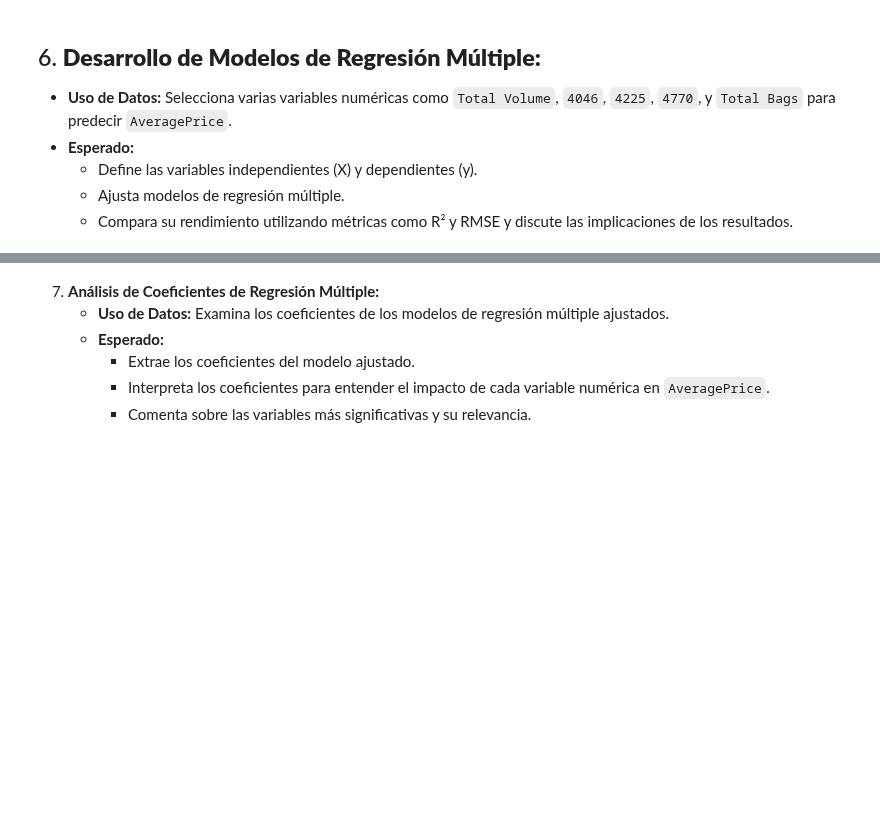
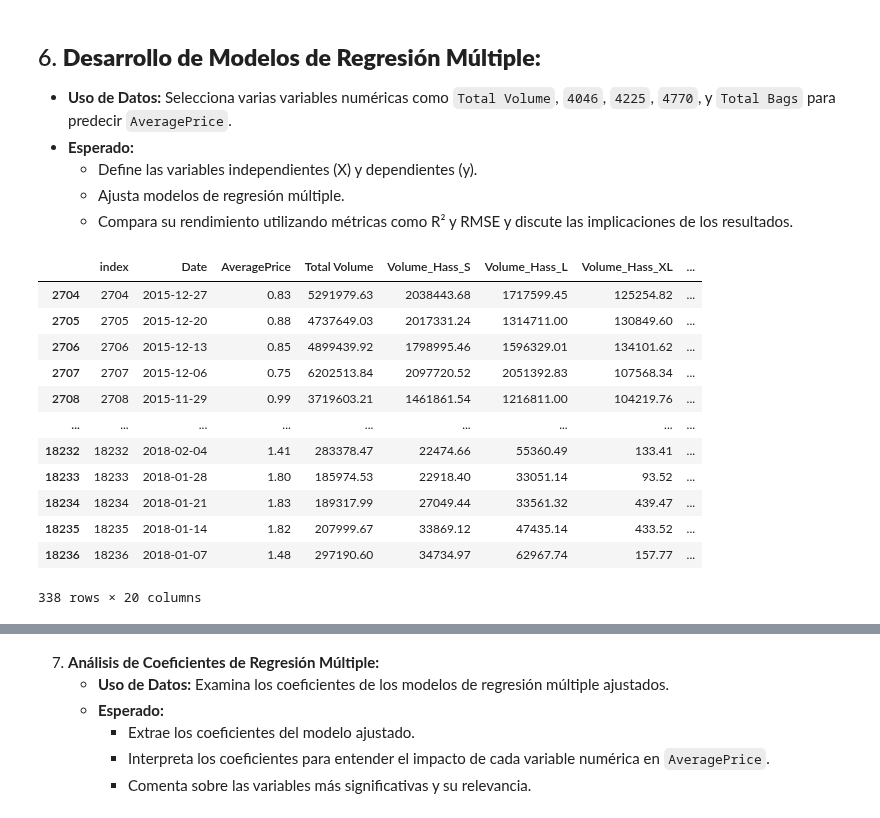
Before and after one commit to cpujol-dev/MiniProjectAavocado, a Jupyter notebook: 5.proyecto_team_apartados.ipynb, the cells around one changed output, grey strips where cells are left out. Saved outputs shown, nothing was run; the diff lists cells and outputs as text; code cells hidden in the pictures; blank space fills up the shorter version.

```diff
--- a/5.proyecto_team_apartados.ipynb
+++ b/5.proyecto_team_apartados.ipynb
@@ -761,6 +761,37 @@ Valor R² del modelo test: 0.296926
      - Define las variables independientes (X) y dependientes (y).
      - Ajusta modelos de regresión múltiple.
      - Compara su rendimiento utilizando métricas como R² y RMSE y discute las implicaciones de los resultados.
+# %%
+from sklearn import preprocessing
+
+df_local = df_cp.copy()
+
+df_local=df_local[df_local['region']=='West']
+# df_local=df_local[df_local['type']=='conventional']
+
+bool_org= {'organic':1, 'conventional':0}
+
+df_local['Month'] = df_local['Date'].dt.to_period('M')
+df_local['Quarter'] = df_local['Date'].dt.to_period('Q')
+df_local['Quarter Month'] = df_local['Month'].map(lambda x: (x.month - 1) % 3 + 1 )
+df_local['n_Quarter'] = df_local['Month'].map(lambda date: (date.month - 1) // 3 + 1)
+df_local['type_Bool'] = df_local['type'].map(bool_org)
+
+display(df_local)
+# %% [output]
+|  | index | Date | AveragePrice | Total Volume | Volume_Hass_S | Volume_Hass_L | Volume_Hass_XL | ... |
+| 2704 | 2704 | 2015-12-27 | 0.83 | 5291979.63 | 2038443.68 | 1717599.45 | 125254.82 | ... |
+| 2705 | 2705 | 2015-12-20 | 0.88 | 4737649.03 | 2017331.24 | 1314711.00 | 130849.60 | ... |
+| 2706 | 2706 | 2015-12-13 | 0.85 | 4899439.92 | 1798995.46 | 1596329.01 | 134101.62 | ... |
+| 2707 | 2707 | 2015-12-06 | 0.75 | 6202513.84 | 2097720.52 | 2051392.83 | 107568.34 | ... |
+| 2708 | 2708 | 2015-11-29 | 0.99 | 3719603.21 | 1461861.54 | 1216811.00 | 104219.76 | ... |
+| ... | ... | ... | ... | ... | ... | ... | ... | ... |
+| 18232 | 18232 | 2018-02-04 | 1.41 | 283378.47 | 22474.66 | 55360.49 | 133.41 | ... |
+| 18233 | 18233 | 2018-01-28 | 1.80 | 185974.53 | 22918.40 | 33051.14 | 93.52 | ... |
+| 18234 | 18234 | 2018-01-21 | 1.83 | 189317.99 | 27049.44 | 33561.32 | 439.47 | ... |
+| 18235 | 18235 | 2018-01-14 | 1.82 | 207999.67 | 33869.12 | 47435.14 | 433.52 | ... |
+| 18236 | 18236 | 2018-01-07 | 1.48 | 297190.60 | 34734.97 | 62967.74 | 157.77 | ... |
+338 rows × 20 columns
 # %%
 from sklearn import preprocessing
 
```
Also changed, not shown: parts of 6 cells of this notebook.
